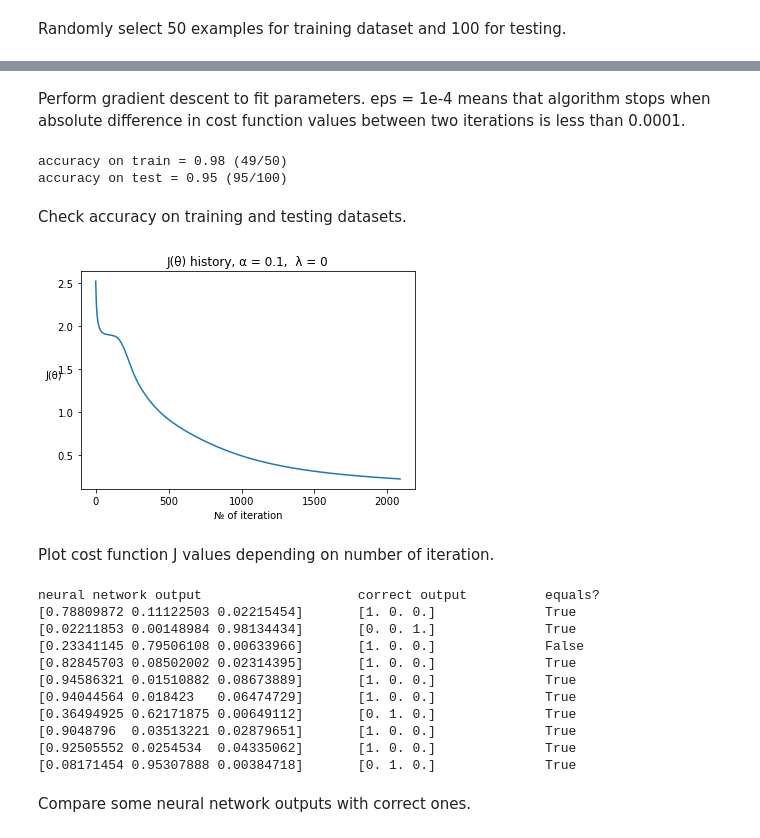
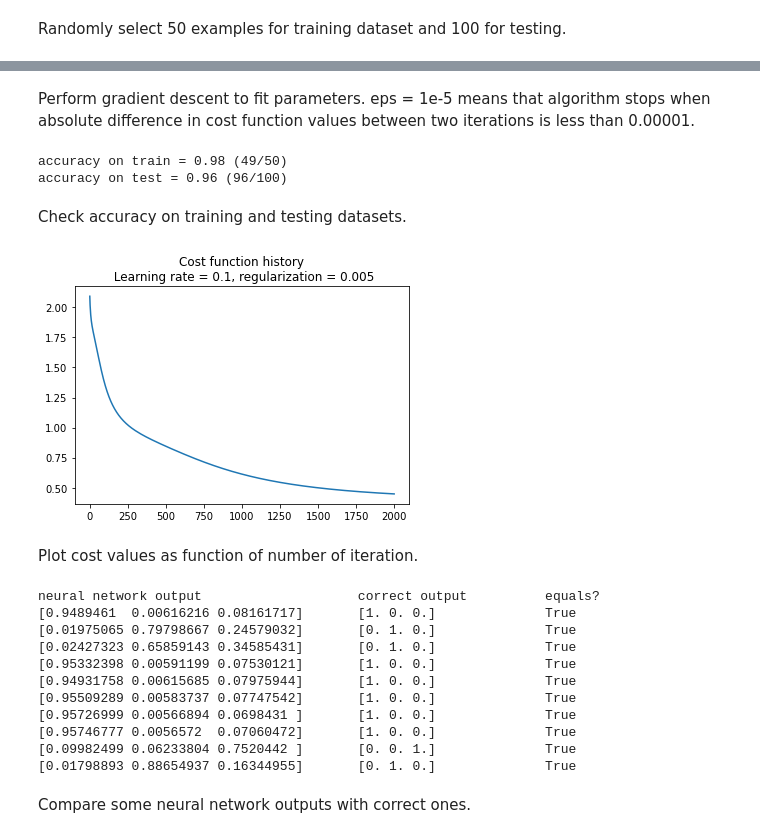
Before and after one commit to Yalikesifulei/machine_learning, a Jupyter notebook: iris_example.ipynb, the cells around one changed output, grey strips where cells are left out. Cells and saved outputs as stored; diff of their text form; code cells hidden in the pictures.

```diff
--- a/iris_example.ipynb
+++ b/iris_example.ipynb
@@ -48,7 +48,7 @@ array([[0., 0., 1.],
 # %% [markdown]
 First 10 examples. 1 in 3rd position in y corresponds to 3rd class, same with 1st and 2nd.
 # %%
-n = NeuralNetwork.Network((number_of_inputs, 5, number_of_outputs))
+net = NeuralNetwork.Network((number_of_inputs, 5, number_of_outputs))
 # %% [markdown]
 Initialize neural network with 4 neurons in input layer, 5 in hidden layer and 3 in output layer. Also, there one hidden neuron in input and hidden layers. All weights are initialized randomly.
 # %%
@@ -81,0 +63,2 @@ iteration 2088   J = 0.22710409029930767
+# %%
+parameters = {'LearningRate' : 0.1, 'Regularization' : 0.005, 'Tolerance' : 1e-5, 'MaxIter' : 2000, 'PrintStep' : 100}
@@ -81,0 +67,2 @@ iteration 2088   J = 0.22710409029930767
+# %%
+J = net.GradDesc(X_train, Y_train, **parameters)
@@ -82,48 +87,45 @@ iteration 2088   J = 0.22710409029930767
 # %% [markdown]
-Perform gradient descent to fit parameters. eps = 1e-4 means that algorithm stops when absolute difference in cost function values between two iterations is less than 0.0001.
+Perform gradient descent to fit parameters. eps = 1e-5 means that algorithm stops when absolute difference in cost function values between two iterations is less than 0.00001.
 # %%
 accuracy_train = 0
 for k in range(len(Y_train)):
-    accuracy_train += np.argmax(n.h(X_train[k])) == np.argmax(Y_train[k])
+    accuracy_train += np.argmax(net.predict(X_train[k])) == np.argmax(Y_train[k])
 print(f"\naccuracy on train = {accuracy_train/len(Y_train)} ({accuracy_train}/{len(Y_train)})")
 
 accuracy_test = 0
 for k in range(len(Y_test)):
-    #print(n.h(X_test[k]), np.argmax(n.h(X_test[k])) == np.argmax(Y_test[k]))
-    accuracy_test += np.argmax(n.h(X_test[k])) == np.argmax(Y_test[k])
+    accuracy_test += np.argmax(net.predict(X_test[k])) == np.argmax(Y_test[k])
 print(f"accuracy on test = {accuracy_test/len(Y_test)} ({accuracy_test}/{len(Y_test)})")
 # %% [output]
 accuracy on train = 0.98 (49/50)
-accuracy on test = 0.95 (95/100)
+accuracy on test = 0.96 (96/100)
 # %% [markdown]
 Check accuracy on training and testing datasets.
-# %%
-plt.plot(J)
-plt.title(f'J(θ) history, α = {alpha},  λ = {lmb}')
-plt.xlabel('№ of iteration')
-plt.ylabel('J(θ)', rotation = 0)
-plt.show()
-# %% [output]
-[figure, removed]
+# %%
+plt.plot(J)
+plt.title(f"Cost function history\n Learning rate = {parameters['LearningRate']}, regularization = {parameters['Regularization']}")
+plt.show()
+# %% [output]
+[figure, added]
 # %% [markdown]
-Plot cost function J values depending on number of iteration.
+Plot cost values as function of number of iteration.
 # %%
 demo_index = np.random.choice(np.arange(len(Y)), 10, replace = False)
 np.set_printoptions(suppress=True)
 print("neural network output \t\t\t correct output \t equals?")
 for i in demo_index:
-    print(f"{n.h(X[i])} \t {Y[i]} \t\t {np.argmax(n.h(X[i])) == np.argmax(Y[i])}")
+    print(f"{net.predict(X[i])} \t {Y[i]} \t\t {np.argmax(net.predict(X[i])) == np.argmax(Y[i])}")
 # %% [output]
 neural network output                    correct output          equals?
-[0.78809872 0.11122503 0.02215454]       [1. 0. 0.]              True
-[0.02211853 0.00148984 0.98134434]       [0. 0. 1.]              True
-[0.23341145 0.79506108 0.00633966]       [1. 0. 0.]              False
-[0.82845703 0.08502002 0.02314395]       [1. 0. 0.]              True
-[0.94586321 0.01510882 0.08673889]       [1. 0. 0.]              True
-[0.94044564 0.018423   0.06474729]       [1. 0. 0.]              True
-[0.36494925 0.62171875 0.00649112]       [0. 1. 0.]              True
-[0.9048796  0.03513221 0.02879651]       [1. 0. 0.]              True
-[0.92505552 0.0254534  0.04335062]       [1. 0. 0.]              True
-[0.08171454 0.95307888 0.00384718]       [0. 1. 0.]              True
+[0.9489461  0.00616216 0.08161717]       [1. 0. 0.]              True
+[0.01975065 0.79798667 0.24579032]       [0. 1. 0.]              True
+[0.02427323 0.65859143 0.34585431]       [0. 1. 0.]              True
+[0.95332398 0.00591199 0.07530121]       [1. 0. 0.]              True
+[0.94931758 0.00615685 0.07975944]       [1. 0. 0.]              True
+[0.95509289 0.00583737 0.07747542]       [1. 0. 0.]              True
+[0.95726999 0.00566894 0.0698431 ]       [1. 0. 0.]              True
+[0.95746777 0.0056572  0.07060472]       [1. 0. 0.]              True
+[0.09982499 0.06233804 0.7520442 ]       [0. 0. 1.]              True
+[0.01798893 0.88654937 0.16344955]       [0. 1. 0.]              True
 # %% [markdown]
 Compare some neural network outputs with correct ones.
```
Also changed, not shown: parts of 6 cells of this notebook, 1 other file.
